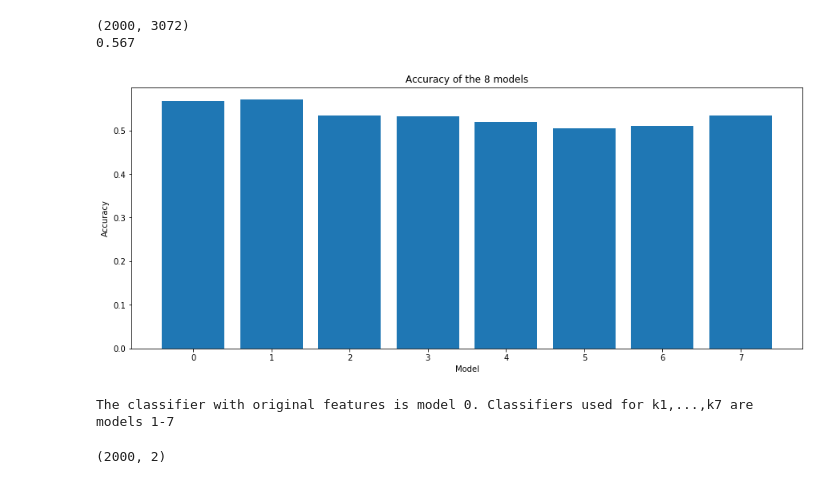
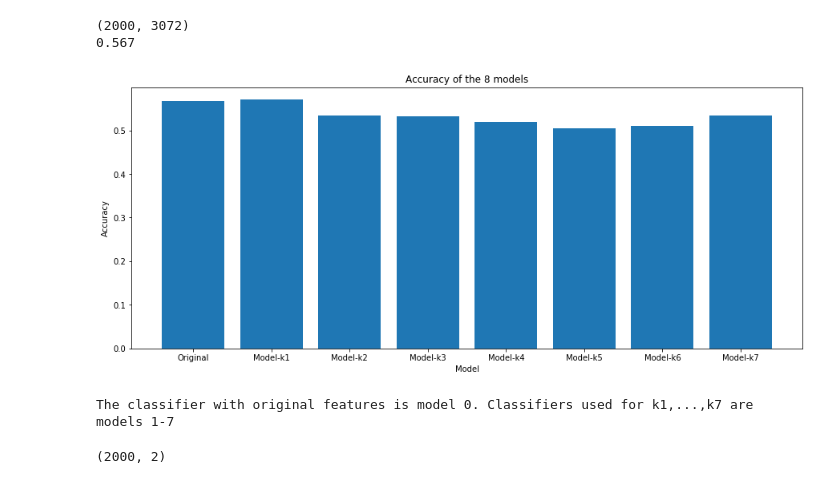
Before and after one commit to Fiyin39/com4509--assignment2, a Jupyter notebook: COM4509-6509_Assignment_2_UCard_XXXXXXXXX(1).ipynb, the cells around one changed output. Drawn from its saved outputs; the diff is of its cells as text; code cells hidden in the pictures.

```diff
--- a/COM4509-6509_Assignment_2_UCard_XXXXXXXXX(1).ipynb
+++ b/COM4509-6509_Assignment_2_UCard_XXXXXXXXX(1).ipynb
@@ -347,23 +347,23 @@ accuracy1, test_images_pca, test_labels_nb, model_labels = accuracy(test_images,
 # %%
 import matplotlib.pyplot as plt
 
 def plot_graph(title, y_axis_label, data, x_names):
-    x_pos = np.arrange(len(data))
+    x_pos = np.arange(len(data))
     plt.figure(figsize=(15,6))
     plt.bar(x_pos, data)
     plt.xticks(x_pos, x_names)
     plt.xlabel("Model")
     plt.ylabel(y_axis_label)
     plt.title(title)
     plt.show()
     print("The classifier with original features is model 0. Classifiers used for k1,...,k7 are models 1-7")
 
 title = "Accuracy of the 8 models"
 y_axis_label = "Accuracy"
 x_names = ('Original', 'Model-k1', 'Model-k2', 'Model-k3', 'Model-k4', 'Model-k5', 'Model-k6', 'Model-k7')
 plot_graph(title, y_axis_label, accuracy1, x_names)
 # %% [output]
-[figure, old version]
+[figure, new version]
 The classifier with original features is model 0. Classifiers used for k1,...,k7 are models 1-7
 # %%
 from sklearn.preprocessing import label_binarize
```
Also changed, not shown: parts of 9 cells of this notebook.
